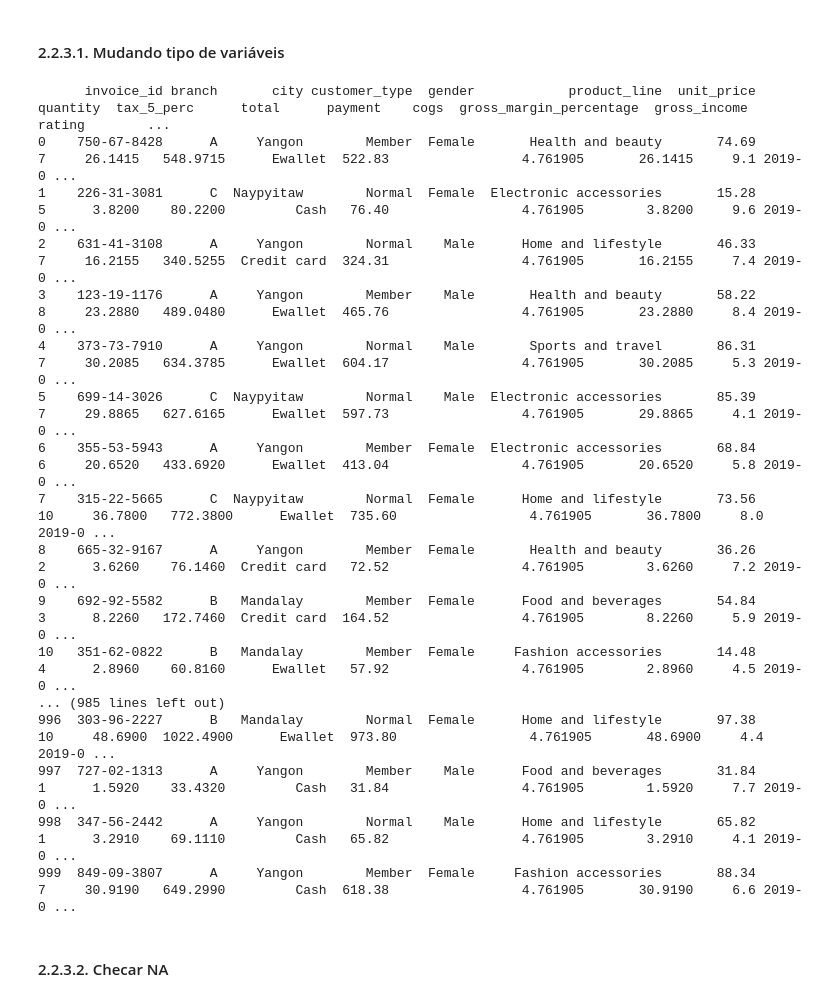
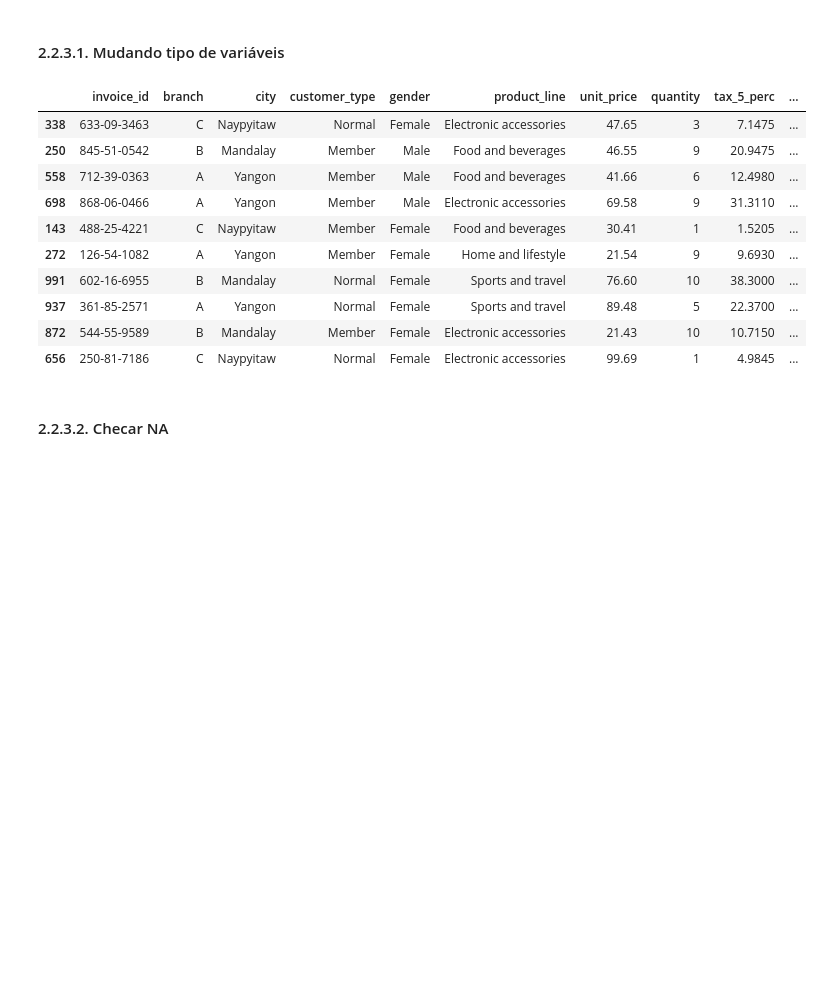
Before and after one commit to JeffersonMagalhaes/supermarket-sales, a Jupyter notebook: code/supermarket_analysis.ipynb, the cells around one changed output. Drawn from its saved outputs; the diff is of its cells as text; code cells hidden in the pictures; blank space fills up the shorter version.

```diff
--- a/code/supermarket_analysis.ipynb
+++ b/code/supermarket_analysis.ipynb
@@ -264,25 +260,19 @@ df2['date_time'] = pd.to_datetime( df2['date_time'] , format = '%m/%d/%Y %H:%M'
 # %%
 df2 = df2.drop('date',axis='columns')
 df2 = df2.drop('time',axis='columns')
-df2
+df2.sample(10)
 # %% [output]
-      invoice_id branch       city customer_type  gender            product_line  unit_price  quantity  tax_5_perc      total      payment    cogs  gross_margin_percentage  gross_income  rating        ...
-0    750-67-8428      A     Yangon        Member  Female       Health and beauty       74.69         7     26.1415   548.9715      Ewallet  522.83                 4.761905       26.1415     9.1 2019-0 ...
-1    226-31-3081      C  Naypyitaw        Normal  Female  Electronic accessories       15.28         5      3.8200    80.2200         Cash   76.40                 4.761905        3.8200     9.6 2019-0 ...
-2    631-41-3108      A     Yangon        Normal    Male      Home and lifestyle       46.33         7     16.2155   340.5255  Credit card  324.31                 4.761905       16.2155     7.4 2019-0 ...
-3    123-19-1176      A     Yangon        Member    Male       Health and beauty       58.22         8     23.2880   489.0480      Ewallet  465.76                 4.761905       23.2880     8.4 2019-0 ...
-4    373-73-7910      A     Yangon        Normal    Male       Sports and travel       86.31         7     30.2085   634.3785      Ewallet  604.17                 4.761905       30.2085     5.3 2019-0 ...
-5    699-14-3026      C  Naypyitaw        Normal    Male  Electronic accessories       85.39         7     29.8865   627.6165      Ewallet  597.73                 4.761905       29.8865     4.1 2019-0 ...
-6    355-53-5943      A     Yangon        Member  Female  Electronic accessories       68.84         6     20.6520   433.6920      Ewallet  413.04                 4.761905       20.6520     5.8 2019-0 ...
-7    315-22-5665      C  Naypyitaw        Normal  Female      Home and lifestyle       73.56        10     36.7800   772.3800      Ewallet  735.60                 4.761905       36.7800     8.0 2019-0 ...
-8    665-32-9167      A     Yangon        Member  Female       Health and beauty       36.26         2      3.6260    76.1460  Credit card   72.52                 4.761905        3.6260     7.2 2019-0 ...
-9    692-92-5582      B   Mandalay        Member  Female      Food and beverages       54.84         3      8.2260   172.7460  Credit card  164.52                 4.761905        8.2260     5.9 2019-0 ...
-10   351-62-0822      B   Mandalay        Member  Female     Fashion accessories       14.48         4      2.8960    60.8160      Ewallet   57.92                 4.761905        2.8960     4.5 2019-0 ...
-... (985 lines left out)
-996  303-96-2227      B   Mandalay        Normal  Female      Home and lifestyle       97.38        10     48.6900  1022.4900      Ewallet  973.80                 4.761905       48.6900     4.4 2019-0 ...
-997  727-02-1313      A     Yangon        Member    Male      Food and beverages       31.84         1      1.5920    33.4320         Cash   31.84                 4.761905        1.5920     7.7 2019-0 ...
-998  347-56-2442      A     Yangon        Normal    Male      Home and lifestyle       65.82         1      3.2910    69.1110         Cash   65.82                 4.761905        3.2910     4.1 2019-0 ...
-999  849-09-3807      A     Yangon        Member  Female     Fashion accessories       88.34         7     30.9190   649.2990         Cash  618.38                 4.761905       30.9190     6.6 2019-0 ...
+|  | invoice_id | branch | city | customer_type | gender | product_line | unit_price | quantity | tax_5_perc | ... |
+| 338 | 633-09-3463 | C | Naypyitaw | Normal | Female | Electronic accessories | 47.65 | 3 | 7.1475 | ... |
+| 250 | 845-51-0542 | B | Mandalay | Member | Male | Food and beverages | 46.55 | 9 | 20.9475 | ... |
+| 558 | 712-39-0363 | A | Yangon | Member | Male | Food and beverages | 41.66 | 6 | 12.4980 | ... |
+| 698 | 868-06-0466 | A | Yangon | Member | Male | Electronic accessories | 69.58 | 9 | 31.3110 | ... |
+| 143 | 488-25-4221 | C | Naypyitaw | Member | Female | Food and beverages | 30.41 | 1 | 1.5205 | ... |
+| 272 | 126-54-1082 | A | Yangon | Member | Female | Home and lifestyle | 21.54 | 9 | 9.6930 | ... |
+| 991 | 602-16-6955 | B | Mandalay | Normal | Female | Sports and travel | 76.60 | 10 | 38.3000 | ... |
+| 937 | 361-85-2571 | A | Yangon | Normal | Female | Sports and travel | 89.48 | 5 | 22.3700 | ... |
+| 872 | 544-55-9589 | B | Mandalay | Member | Female | Electronic accessories | 21.43 | 10 | 10.7150 | ... |
+| 656 | 250-81-7186 | C | Naypyitaw | Normal | Female | Electronic accessories | 99.69 | 1 | 4.9845 | ... |
 # %% [markdown]
 #### 2.2.3.2. Checar NA
 # %%
```
Also changed, not shown: parts of 23 cells of this notebook, 4 other files.
